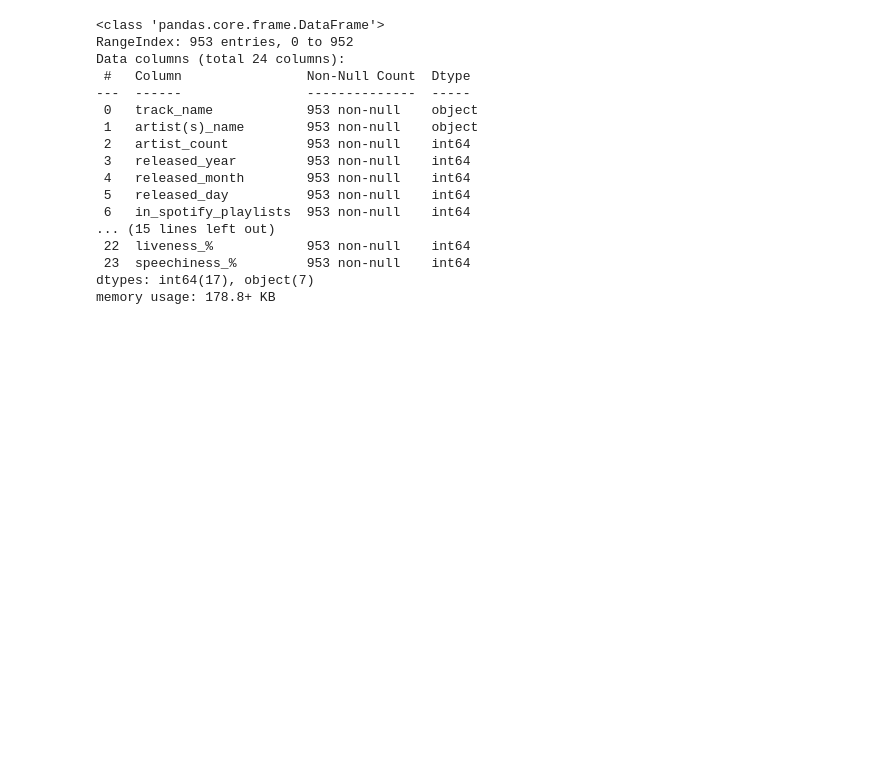
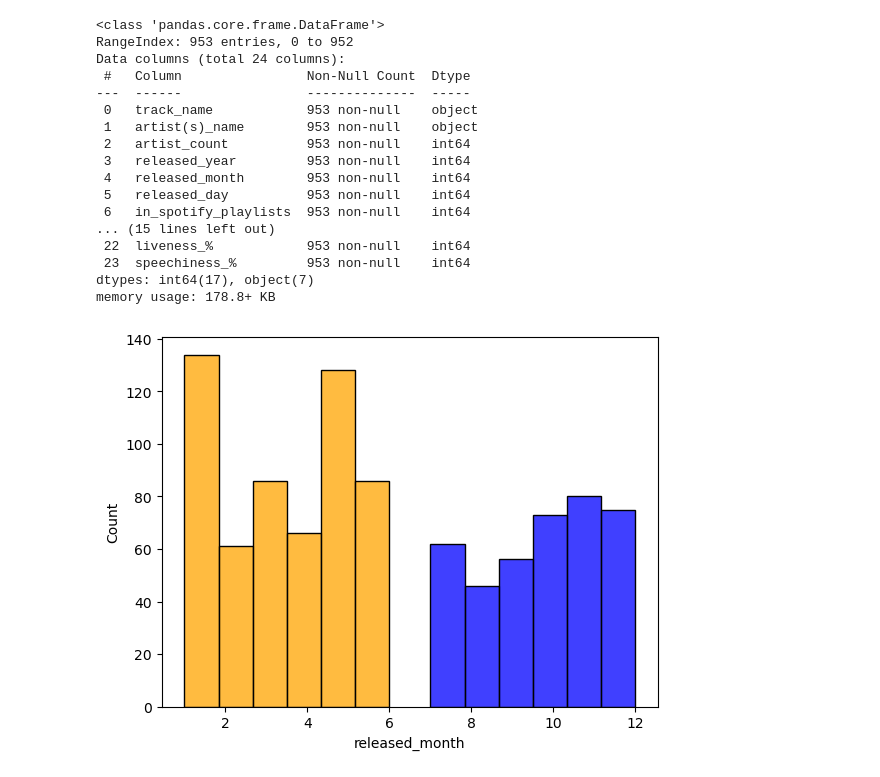
Before and after one commit to Charred-Baguette/AI-AT-CCIC, a Jupyter notebook: Semester 1/Spotify/Spotify 2023.ipynb, the cells around one changed output. Saved outputs shown, nothing was run; the diff lists cells and outputs as text; code cells hidden in the pictures; blank space fills up the shorter version.

```diff
--- a/Semester 1/Spotify/Spotify 2023.ipynb
+++ b/Semester 1/Spotify/Spotify 2023.ipynb
@@ -111,3 +111,12 @@ Data columns (total 24 columns):
  23  speechiness_%         953 non-null    int64
 dtypes: int64(17), object(7)
 memory usage: 178.8+ KB
+# %%
+def histoverlay(bottom, top, x, bins):
+    sb.histplot(data=bottom, x=x, bins=bins, color="orange")
+    sb.histplot(data=top, x=x, bins=bins, color="blue")
+df_winter=df[df['released_month']<=6]
+df_summer=df[df['released_month']>6]
+histoverlay(df_winter, df_summer, 'released_month', 6)
+# %% [output]
+[figure, added]
```
Also changed, not shown: parts of 1 cell of this notebook, 1 other file.
